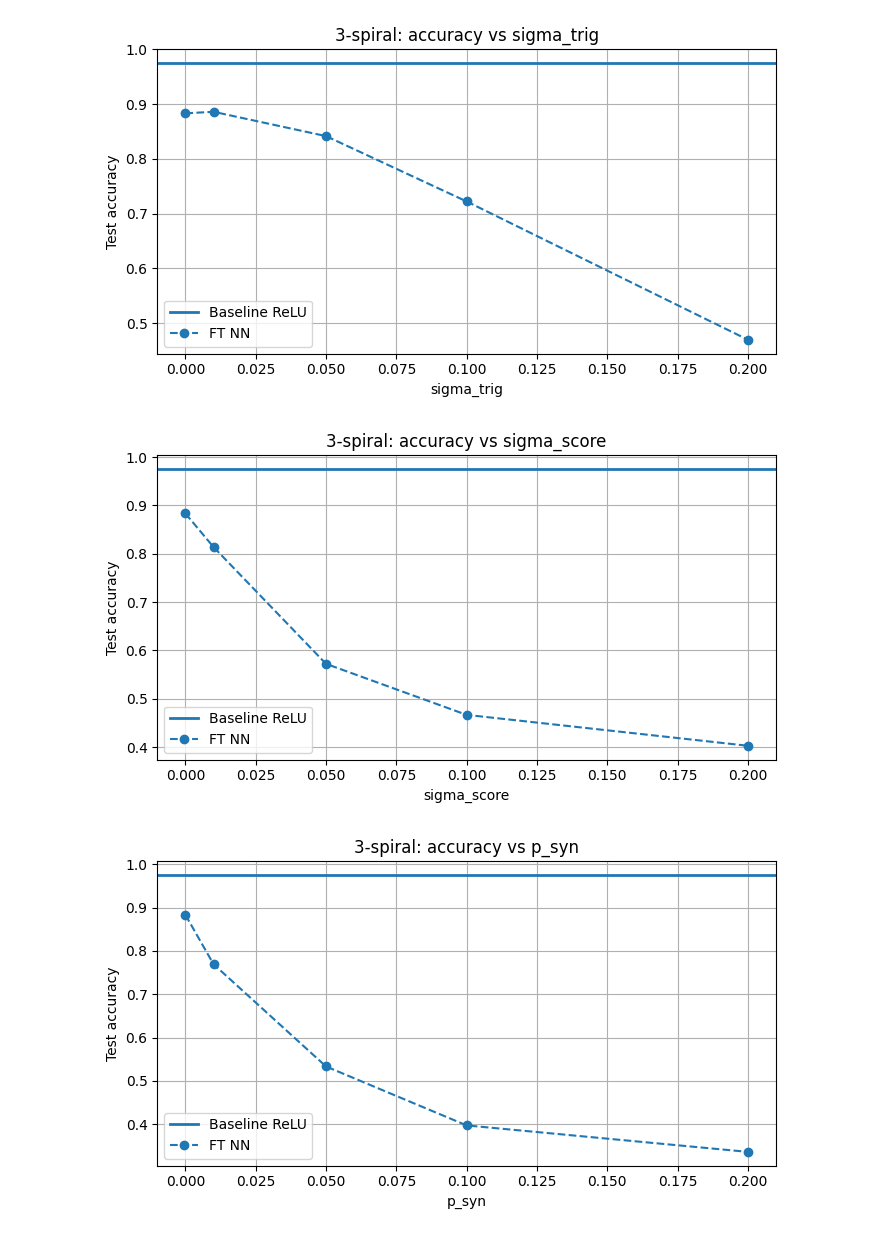
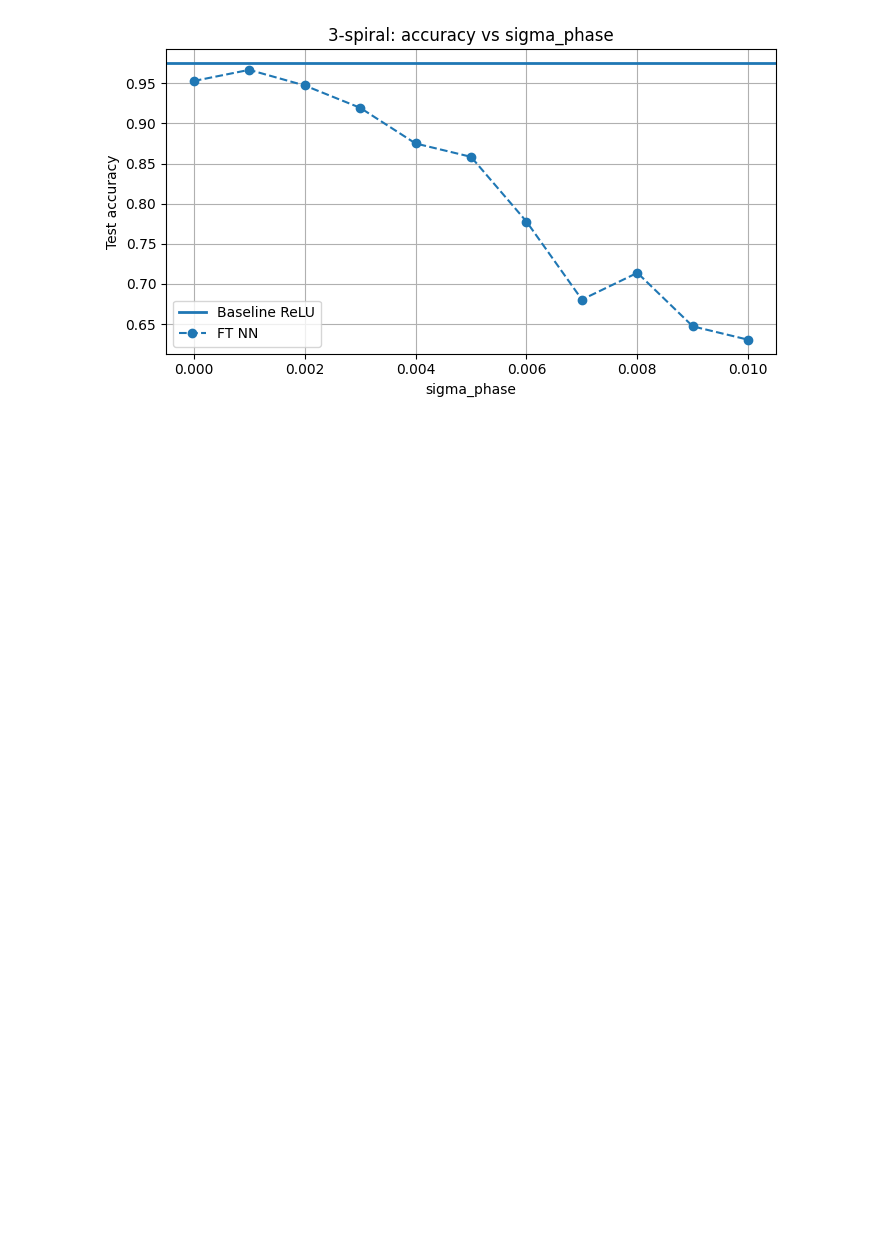
Before and after one commit to Vladi700/Fault_tolerant_NN, a Jupyter notebook: threeSpiralResults.ipynb, the cells around one changed output. Drawn from its saved outputs; the diff is of its cells as text; code cells hidden in the pictures; blank space fills up the shorter version.

```diff
--- a/threeSpiralResults.ipynb
+++ b/threeSpiralResults.ipynb
@@ -37,7 +39,7 @@ test_loader = DataLoader(
 )
 
 
-# 1) Train baseline ONCE -------------------------
+# Train baseline ONCE -------------------------
 
 baseline = MLP(in_dim=2, hidden=32, out_dim=3)
 train(baseline, train_loader, test_loader, device, epochs=1000, lr=1e-3)
@@ -47,18 +49,21 @@ print(f"\nBaseline test accuracy: {baseline_acc:.4f}")
 baseline_state = {k: v.detach().cpu().clone() for k, v in baseline.state_dict().items()}
 
 
-# FT config (shared) -------------------------
+# FT config -------------------------
 
 x_min, x_max = -26.0, 14.0
-S = 101  # use larger value for final plots; 100 is faster for sweeps
+S = 200  # use larger value for final plots; 100 is faster for sweeps
 
-# Define sweeps (edit ranges as you like)
+# Define sweeps
 sweeps = {
-    "sigma_trig":  [0.0, 0.02, 0.04, 0.06, 0.08, 0.1, 0.12, 0.14, 0.16, 0.18, 0.2],
-    "sigma_score": [0.0, 0.02, 0.04, 0.06, 0.08, 0.1, 0.12, 0.14, 0.16, 0.18, 0.2],
-    "p_syn":       [0.0, 0.02, 0.04, 0.06, 0.08, 0.1, 0.12, 0.14, 0.16, 0.18, 0.2],
+    # "sigma_trig":  [0.0, 0.01, 0.02, 0.03, 0.04, 0.05, 0.06, 0.07, 0.08, 0.09, 0.1, 0.11, 0.12, 0.13, 0.14, 0.15, 0.16, 0.17, 0.18, 0.19, 0.2],
+    # "sigma_score": [0.0, 0.01, 0.02, 0.03, 0.04, 0.05, 0.06, 0.07, 0.08, 0.09, 0.1, 0.11, 0.12, 0.13, 0.14, 0.15, 0.16, 0.17, 0.18, 0.19, 0.2],
+    # "p_syn":       [0.0, 0.01, 0.02, 0.03, 0.04, 0.05, 0.06, 0.07, 0.08, 0.09, 0.1, 0.11, 0.12, 0.13, 0.14, 0.15, 0.16, 0.17, 0.18, 0.19, 0.2],
+    # "sigma_trig":  [0.0],
+    # "sigma_score": [0.0],
+    # "p_syn":       [0.0],
     # sigma_phase is known to be problematic in this architecture; included only as a demonstration
-    "sigma_phase": [0.0, 0.05, 0.1],
+    "sigma_phase": [0.0, 0.001, 0.002, 0.003, 0.004, 0.005, 0.006, 0.007, 0.008, 0.009, 0.01],
 }
 
 results = {k: [] for k in sweeps.keys()}
@@ -82,7 +87,7 @@ def eval_ft_with_noise(noise_name: str, noise_val: float) -> float:
     return accuracy(model, test_loader, device)
 
 
-# 4) Run one-noise-at-a-time sweeps -------------------------
+# Run one noise at a time
 
 for noise_name, vals in sweeps.items():
     print(f"\n=== Sweeping {noise_name} (others = 0) ===")
@@ -90,6 +95,3 @@ for noise_name, vals in sweeps.items():
         acc = eval_ft_with_noise(noise_name, v)
         results[noise_name].append((v, acc))
         print(f"{noise_name}={v:.3e} -> FT acc={acc:.4f} | baseline={baseline_acc:.4f}")
-
-# `results` now contains all sweep data for plotting.
-# Example: results["sigma_trig"] = [(0.0, acc0), (0.01, acc1), ...]
@@ -96,36 +116,30 @@ for noise_name, vals in sweeps.items():
 # %%
 import matplotlib.pyplot as plt
-
-# results: dict like {"sigma_trig":[(v,acc),...], "sigma_score":[...], "p_syn":[...], "sigma_phase":[...]}
-# baseline_acc: float
 
 noise_order = ["sigma_trig", "sigma_score", "p_syn", "sigma_phase"]
 
 for noise_name in noise_order:
     if noise_name not in results or len(results[noise_name]) == 0:
         continue
 
     xs = [v for v, a in results[noise_name]]
     ys = [a for v, a in results[noise_name]]
 
     plt.figure(figsize=(7,4))
     plt.axhline(baseline_acc, linewidth=2, label="Baseline ReLU")
 
-    # log-scale only makes sense for sigma_phase sweeps with tiny values
     if noise_name == "sigma_phase":
         plt.plot(xs, ys, "o--", label="FT NN")
-        plt.xscale("log")
+        # plt.xscale("log")
     else:
         plt.plot(xs, ys, "o--", label="FT NN")
 
     plt.xlabel(noise_name)
     plt.ylabel("Test accuracy")
     plt.title(f"3-spiral: accuracy vs {noise_name}")
     plt.grid(True)
     plt.legend()
     plt.tight_layout()
     plt.show()
 # %% [output]
-[figure, old version]
+[figure, new version]
-[figure, removed]
-[figure, removed]
```
Also changed, not shown: parts of 7 cells of this notebook, 2 other files.
